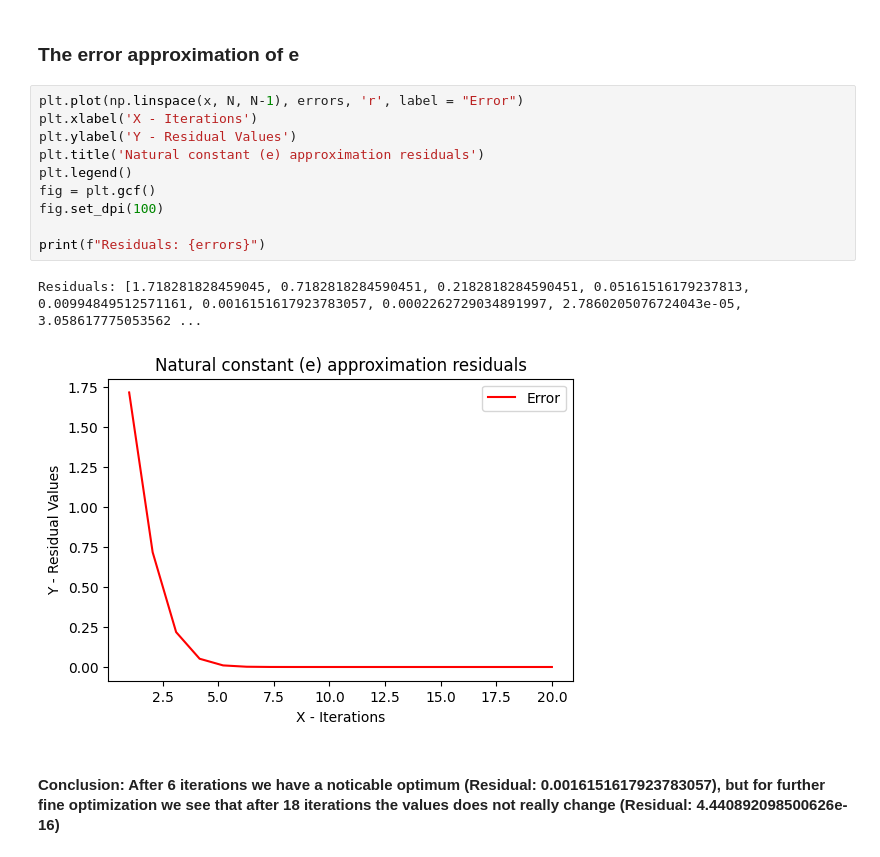
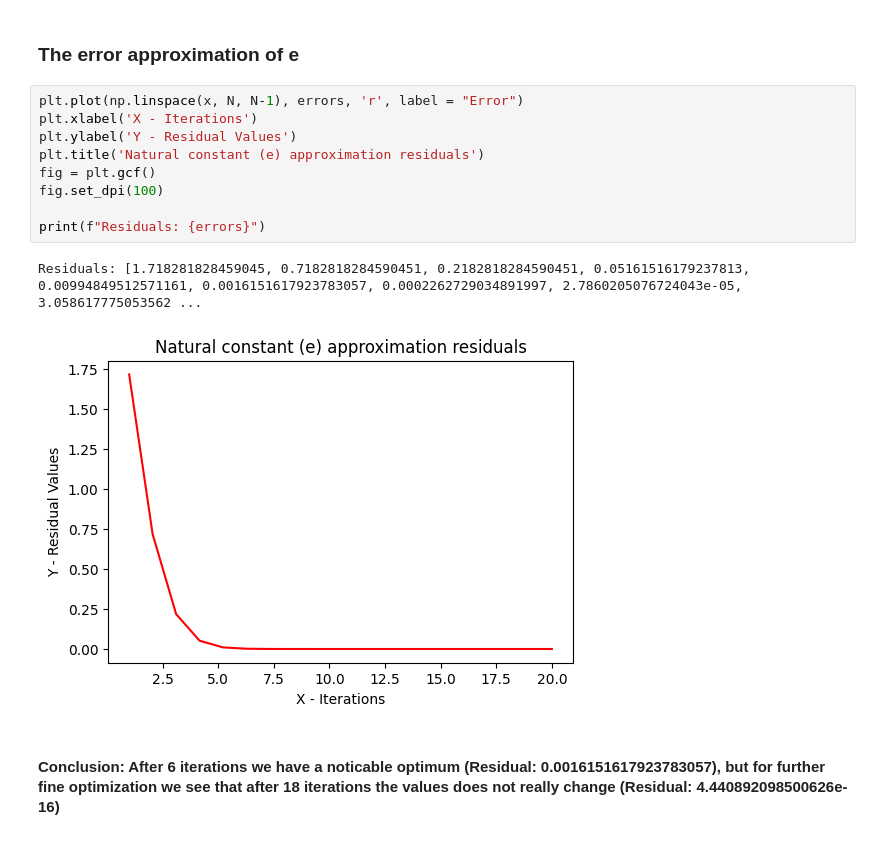
Before and after one commit to CalebSDHUB/Approximation, a Jupyter notebook: e.ipynb, the cells around one changed output. Drawn from its saved outputs; the diff is of its cells as text.

```diff
--- a/e.ipynb
+++ b/e.ipynb
@@ -43,16 +43,15 @@ fig.set_dpi(100)
 # %%
 plt.plot(np.linspace(x, N, N-1), errors, 'r', label = "Error")
 plt.xlabel('X - Iterations')
 plt.ylabel('Y - Residual Values')
 plt.title('Natural constant (e) approximation residuals')
-plt.legend()
 fig = plt.gcf()
 fig.set_dpi(100)
 
 print(f"Residuals: {errors}")
 # %% [output]
 Residuals: [1.718281828459045, 0.7182818284590451, 0.2182818284590451, 0.05161516179237813, 0.00994849512571161, 0.0016151617923783057, 0.0002262729034891997, 2.7860205076724043e-05, 3.058617775053562 ...
-[figure, old version]
+[figure, new version]
 # %% [markdown]
 #### Conclusion: After 6 iterations we have a noticable optimum (Residual: 0.0016151617923783057), but for further fine optimization we see that after 18 iterations the values does not really change (Residual: 4.440892098500626e-16)
 # %%
```
